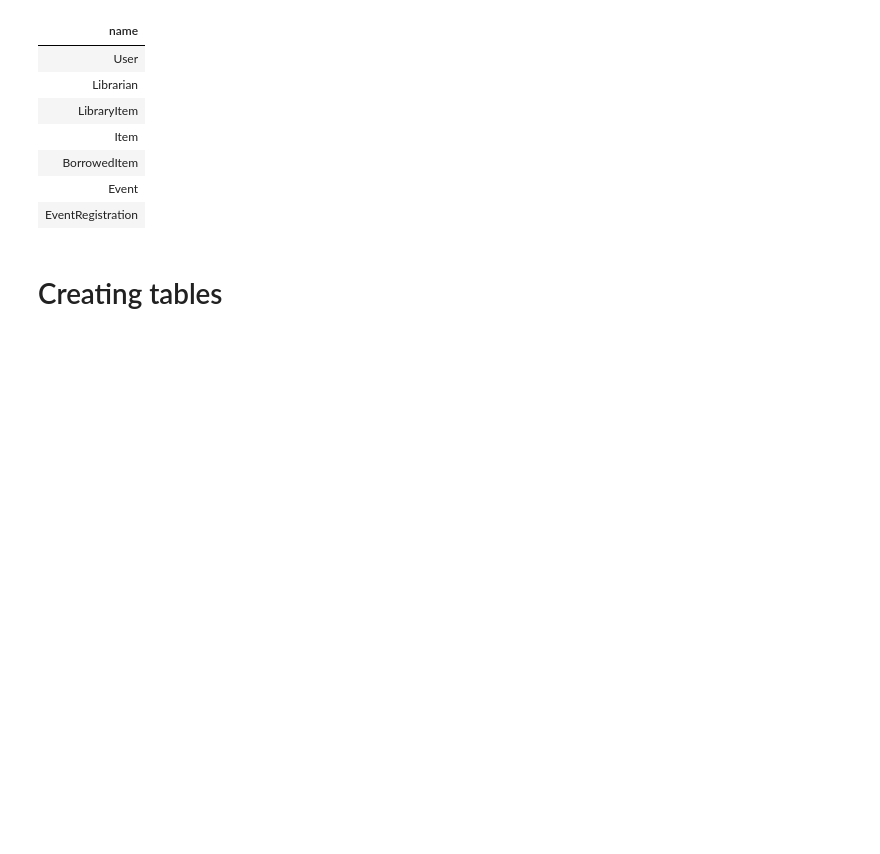
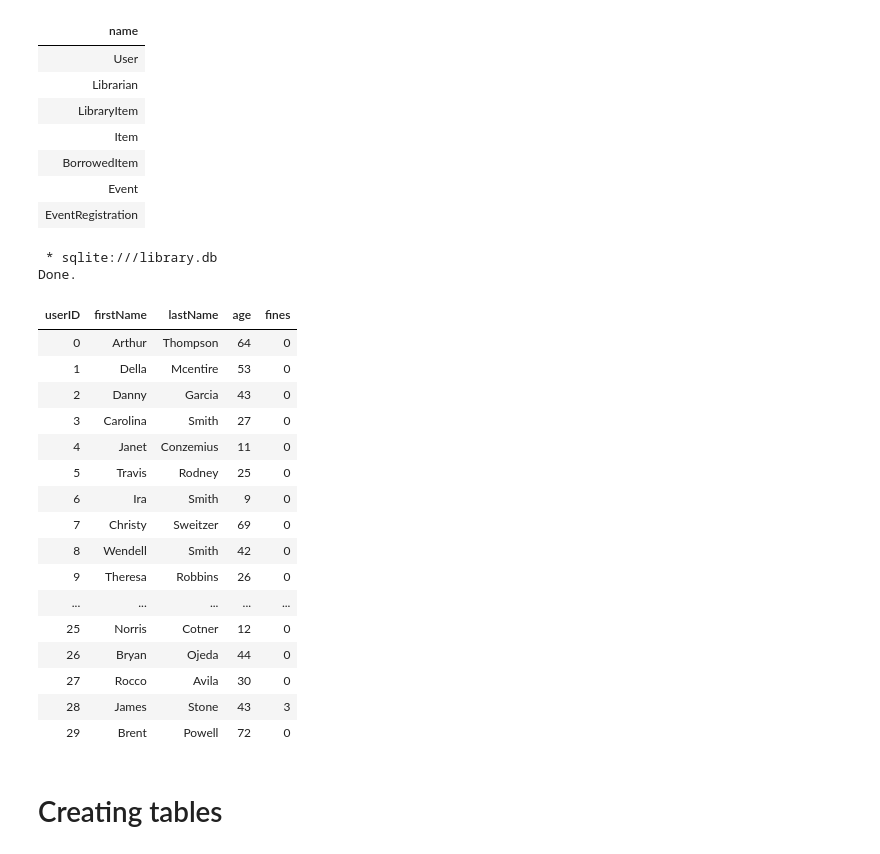
Before and after one commit to dreaminred/cmpt354-miniproject, a Jupyter notebook: notebooks/db-design.ipynb, the cells around one changed output. Drawn from its saved outputs; the diff is of its cells as text; code cells hidden in the pictures; blank space fills up the shorter version.

```diff
--- a/notebooks/db-design.ipynb
+++ b/notebooks/db-design.ipynb
@@ -32,6 +32,29 @@ Done.
 | BorrowedItem |
 | Event |
 | EventRegistration |
+# %%
+%%sql
+SELECT * FROM User
+# %% [output]
+ * sqlite:///library.db
+Done.
+| userID | firstName | lastName | age | fines |
+| 0 | Arthur | Thompson | 64 | 0 |
+| 1 | Della | Mcentire | 53 | 0 |
+| 2 | Danny | Garcia | 43 | 0 |
+| 3 | Carolina | Smith | 27 | 0 |
+| 4 | Janet | Conzemius | 11 | 0 |
+| 5 | Travis | Rodney | 25 | 0 |
+| 6 | Ira | Smith | 9 | 0 |
+| 7 | Christy | Sweitzer | 69 | 0 |
+| 8 | Wendell | Smith | 42 | 0 |
+| 9 | Theresa | Robbins | 26 | 0 |
+| ... | ... | ... | ... | ... |
+| 25 | Norris | Cotner | 12 | 0 |
+| 26 | Bryan | Ojeda | 44 | 0 |
+| 27 | Rocco | Avila | 30 | 0 |
+| 28 | James | Stone | 43 | 3 |
+| 29 | Brent | Powell | 72 | 0 |
 # %% [markdown]
 # Creating tables
 # %%
```
Also changed, not shown: 2 other files.
